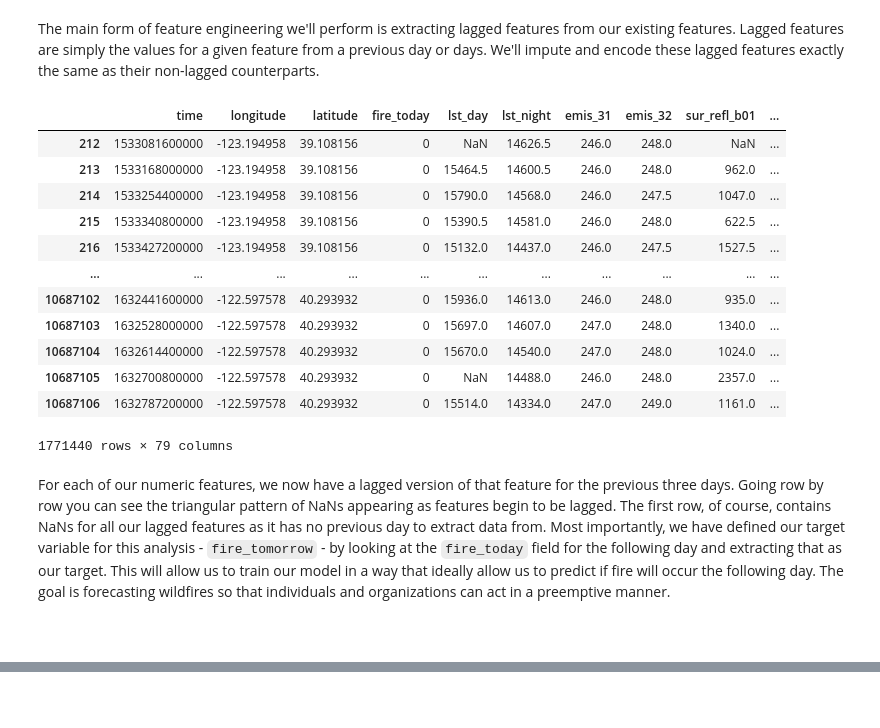
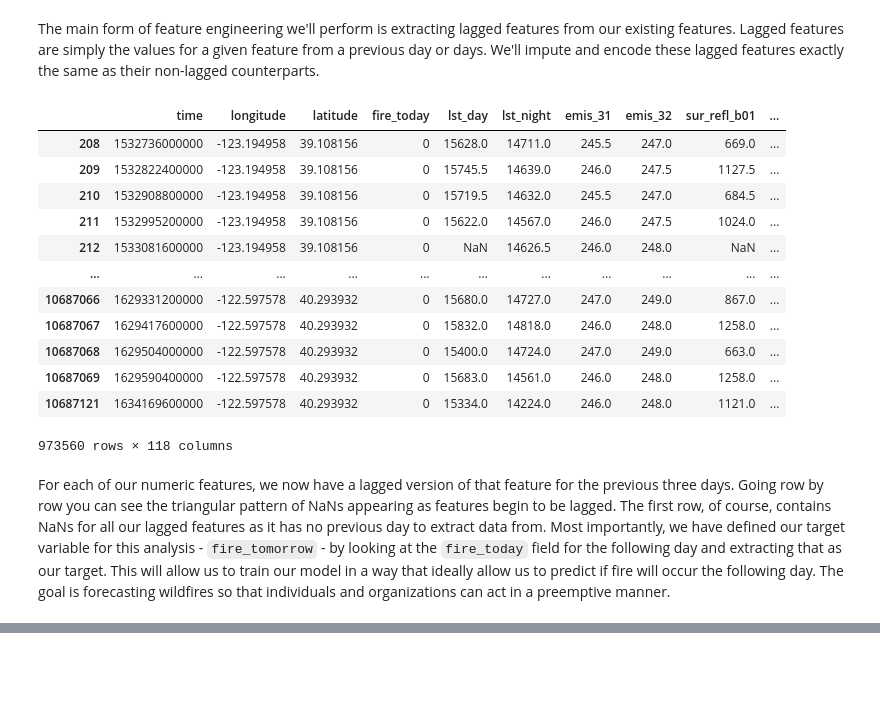
Before and after one commit to lukebass/wews, a Jupyter notebook: report/project.ipynb, the cells around one changed output, grey strips where cells are left out. Drawn from its saved outputs; the diff is of its cells as text; code cells hidden in the pictures; blank space fills up the shorter version.

```diff
--- a/report/project.ipynb
+++ b/report/project.ipynb
@@ -208,10 +208,16 @@ df['fire_today'] = np.where(df['fire_today'] >= 7, 1, 0)
 The first form of feature engineering we'll perform is extracting the `month` and `year` from the `date` field. From here, we can use one-hot encoding on our new features to give our model more useful information to extract and learn from. We will also combine the `latitude` and `longitude` fields into a single field called `region`. Lastly, because most wildfires in Mendocino National Forest occur in the summer months, we will focus on `August` and `September`.
 # %%
 df['date'] = pd.to_datetime(df['time'], unit='ms')
-df = df[(df['date'].dt.month == 8) | (df['date'].dt.month == 9)]
+df = df[(df['date'].dt.month >= 7) & (df['date'].dt.month <= 10)]
 df['month'] = df['date'].dt.month_name()
 df['year'] = df['date'].dt.year
 df[['x', 'y']] = OrdinalEncoder().fit_transform(df[['longitude', 'latitude']])
+
+groups = df.groupby('date')
+for name, group in groups:
+    if group['fire_today'].sum() == 0:
+        df = df.drop(group.index)
+
 df
 # %% [output]
 |  | time | longitude | latitude | fire_today | lst_day | lst_night | emis_31 | emis_32 | sur_refl_b01 | ... |
@@ -364,6 +370,7 @@ The four graphs above show the count of fire occurrences per `longitude`, `latit
 The main form of feature engineering we'll perform is extracting lagged features from our existing features. Lagged features are simply the values for a given feature from a previous day or days. We'll impute and encode these lagged features exactly the same as their non-lagged counterparts.
 # %%
 lag_features = [
+    'fire_today',
     'lst_day',
     'lst_night',
     'emis_31',
@@ -376,51 +383,48 @@ lag_features = [
     'sur_refl_b06',
     'sur_refl_b07',
     'dewpoint_temperature',
     'temperature',
     'u_wind',
     'v_wind',
     'surface_pressure',
     'precipitation'
 ]
 
-def lagFeatures(df, features, lags, feature_name=None, clip=False, label=None, sortby=['date'], groupby=['longitude', 'latitude']):
+def lagFeatures(df, features, lags, feature_name=None, clip=False, label='lag', sortby=['date'], groupby=['longitude', 'latitude']):
     copy = df.copy()
     copy = copy.sort_values(sortby)
 
     for name, group in copy.groupby(groupby):
         for feature in features:
             for lag in lags:
                 if feature_name is not None:
                     copy.loc[group.index, feature_name] = group[feature].shift(lag)
-                elif label is not None:
+                else:
                     copy.loc[group.index, feature + '_' + label + '_' + str(lag)] = group[feature].shift(lag)
-                else:
-                    copy.loc[group.index, feature + '_lag_' + str(lag)] = group[feature].shift(lag)
 
     if clip:
         copy = copy.dropna(subset=feature_name)
 
     return copy
 
-lag_df = lagFeatures(df, lag_features, [1, 2, 3])
+
+lag_df = lagFeatures(df, lag_features, [1, 2, 3, 4, 5])
 lag_df = lagFeatures(lag_df, ['fire_today'], [-1], 'fire_tomorrow', True)
 lag_df = lag_df.sort_values(['longitude', 'latitude', 'date'])
 lag_df
 # %% [output]
 |  | time | longitude | latitude | fire_today | lst_day | lst_night | emis_31 | emis_32 | sur_refl_b01 | ... |
+| 208 | 1532736000000 | -123.194958 | 39.108156 | 0 | 15628.0 | 14711.0 | 245.5 | 247.0 | 669.0 | ... |
+| 209 | 1532822400000 | -123.194958 | 39.108156 | 0 | 15745.5 | 14639.0 | 246.0 | 247.5 | 1127.5 | ... |
+| 210 | 1532908800000 | -123.194958 | 39.108156 | 0 | 15719.5 | 14632.0 | 245.5 | 247.0 | 684.5 | ... |
+| 211 | 1532995200000 | -123.194958 | 39.108156 | 0 | 15622.0 | 14567.0 | 246.0 | 247.5 | 1024.0 | ... |
 | 212 | 1533081600000 | -123.194958 | 39.108156 | 0 | NaN | 14626.5 | 246.0 | 248.0 | NaN | ... |
-| 213 | 1533168000000 | -123.194958 | 39.108156 | 0 | 15464.5 | 14600.5 | 246.0 | 248.0 | 962.0 | ... |
-| 214 | 1533254400000 | -123.194958 | 39.108156 | 0 | 15790.0 | 14568.0 | 246.0 | 247.5 | 1047.0 | ... |
-| 215 | 1533340800000 | -123.194958 | 39.108156 | 0 | 15390.5 | 14581.0 | 246.0 | 248.0 | 622.5 | ... |
-| 216 | 1533427200000 | -123.194958 | 39.108156 | 0 | 15132.0 | 14437.0 | 246.0 | 247.5 | 1527.5 | ... |
 | ... | ... | ... | ... | ... | ... | ... | ... | ... | ... | ... |
-| 10687102 | 1632441600000 | -122.597578 | 40.293932 | 0 | 15936.0 | 14613.0 | 246.0 | 248.0 | 935.0 | ... |
-| 10687103 | 1632528000000 | -122.597578 | 40.293932 | 0 | 15697.0 | 14607.0 | 247.0 | 248.0 | 1340.0 | ... |
-| 10687104 | 1632614400000 | -122.597578 | 40.293932 | 0 | 15670.0 | 14540.0 | 247.0 | 248.0 | 1024.0 | ... |
-| 10687105 | 1632700800000 | -122.597578 | 40.293932 | 0 | NaN | 14488.0 | 246.0 | 248.0 | 2357.0 | ... |
-| 10687106 | 1632787200000 | -122.597578 | 40.293932 | 0 | 15514.0 | 14334.0 | 247.0 | 249.0 | 1161.0 | ... |
+| 10687066 | 1629331200000 | -122.597578 | 40.293932 | 0 | 15680.0 | 14727.0 | 247.0 | 249.0 | 867.0 | ... |
+| 10687067 | 1629417600000 | -122.597578 | 40.293932 | 0 | 15832.0 | 14818.0 | 246.0 | 248.0 | 1258.0 | ... |
+| 10687068 | 1629504000000 | -122.597578 | 40.293932 | 0 | 15400.0 | 14724.0 | 247.0 | 249.0 | 663.0 | ... |
+| 10687069 | 1629590400000 | -122.597578 | 40.293932 | 0 | 15683.0 | 14561.0 | 246.0 | 248.0 | 1258.0 | ... |
+| 10687121 | 1634169600000 | -122.597578 | 40.293932 | 0 | 15334.0 | 14224.0 | 246.0 | 248.0 | 1121.0 | ... |
-1771440 rows × 79 columns
+973560 rows × 118 columns
 # %% [markdown]
 For each of our numeric features, we now have a lagged version of that feature for the previous three days. Going row by row you can see the triangular pattern of NaNs appearing as features begin to be lagged. The first row, of course, contains NaNs for all our lagged features as it has no previous day to extract data from. Most importantly, we have defined our target variable for this analysis - `fire_tomorrow` - by looking at the `fire_today` field for the following day and extracting that as our target. This will allow us to train our model in a way that ideally allow us to predict if fire will occur the following day. The goal is forecasting wildfires so that individuals and organizations can act in a preemptive manner.
-# %% [markdown]
-<br>
```
Also changed, not shown: parts of 19 cells of this notebook.
